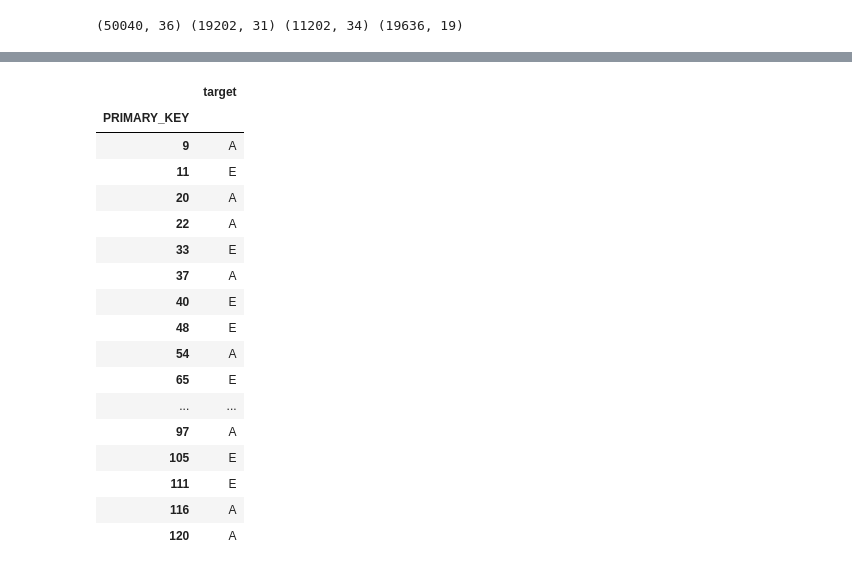
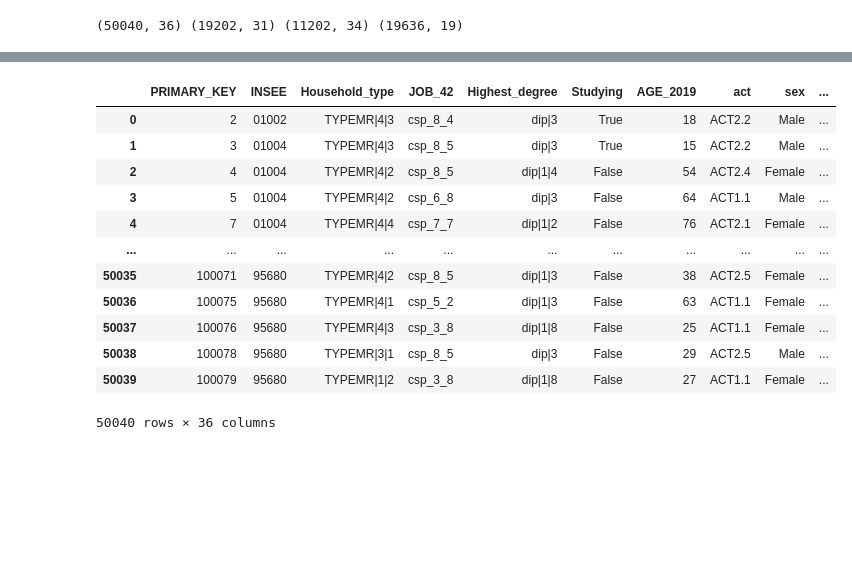
Before and after one commit to slauras/MLClassification, a Jupyter notebook: notebook.ipynb, the cells around one changed output, grey strips where cells are left out. Drawn from its saved outputs; the diff is of its cells as text; code cells hidden in the pictures; blank space fills up the shorter version.

```diff
--- a/notebook.ipynb
+++ b/notebook.ipynb
@@ -933,3 +990,19 @@ print(test_full_df.shape, test_active_df.shape, test_retired_df.shape, test_inac
+# %%
+test_full_df
+# %% [output]
+|  | PRIMARY_KEY | INSEE | Household_type | JOB_42 | Highest_degree | Studying | AGE_2019 | act | sex | ... |
+| 0 | 2 | 01002 | TYPEMR|4|3 | csp_8_4 | dip|3 | True | 18 | ACT2.2 | Male | ... |
+| 1 | 3 | 01004 | TYPEMR|4|3 | csp_8_5 | dip|3 | True | 15 | ACT2.2 | Male | ... |
+| 2 | 4 | 01004 | TYPEMR|4|2 | csp_8_5 | dip|1|4 | False | 54 | ACT2.4 | Female | ... |
+| 3 | 5 | 01004 | TYPEMR|4|2 | csp_6_8 | dip|3 | False | 64 | ACT1.1 | Male | ... |
+| 4 | 7 | 01004 | TYPEMR|4|4 | csp_7_7 | dip|1|2 | False | 76 | ACT2.1 | Female | ... |
+| ... | ... | ... | ... | ... | ... | ... | ... | ... | ... | ... |
+| 50035 | 100071 | 95680 | TYPEMR|4|2 | csp_8_5 | dip|1|3 | False | 38 | ACT2.5 | Female | ... |
+| 50036 | 100075 | 95680 | TYPEMR|4|1 | csp_5_2 | dip|1|3 | False | 63 | ACT1.1 | Female | ... |
+| 50037 | 100076 | 95680 | TYPEMR|4|3 | csp_3_8 | dip|1|8 | False | 25 | ACT1.1 | Female | ... |
+| 50038 | 100078 | 95680 | TYPEMR|3|1 | csp_8_5 | dip|3 | False | 29 | ACT2.5 | Male | ... |
+| 50039 | 100079 | 95680 | TYPEMR|1|2 | csp_3_8 | dip|1|8 | False | 27 | ACT1.1 | Female | ... |
+50040 rows × 36 columns
 # %%
 def get_threshold(status: Status):
     optimum_thresholds = {
@@ -963,27 +1036,6 @@ df_final = pd.concat(
 
 # Sauvegarde du fichier résultat
 df_final.to_csv("result_v1.csv", sep=",", index="PRIMARY_KEY")
-# %%
-predict_pipeline(active,active_df.iloc[:20,])
-# %% [output]
-|  | target |
-| PRIMARY_KEY |  |
-| 9 | A |
-| 11 | E |
-| 20 | A |
-| 22 | A |
-| 33 | E |
-| 37 | A |
-| 40 | E |
-| 48 | E |
-| 54 | A |
-| 65 | E |
-| ... | ... |
-| 97 | A |
-| 105 | E |
-| 111 | E |
-| 116 | A |
-| 120 | A |
 # %%
 df_final
 # %% [output]
```
Also changed, not shown: parts of 34 cells of this notebook.
